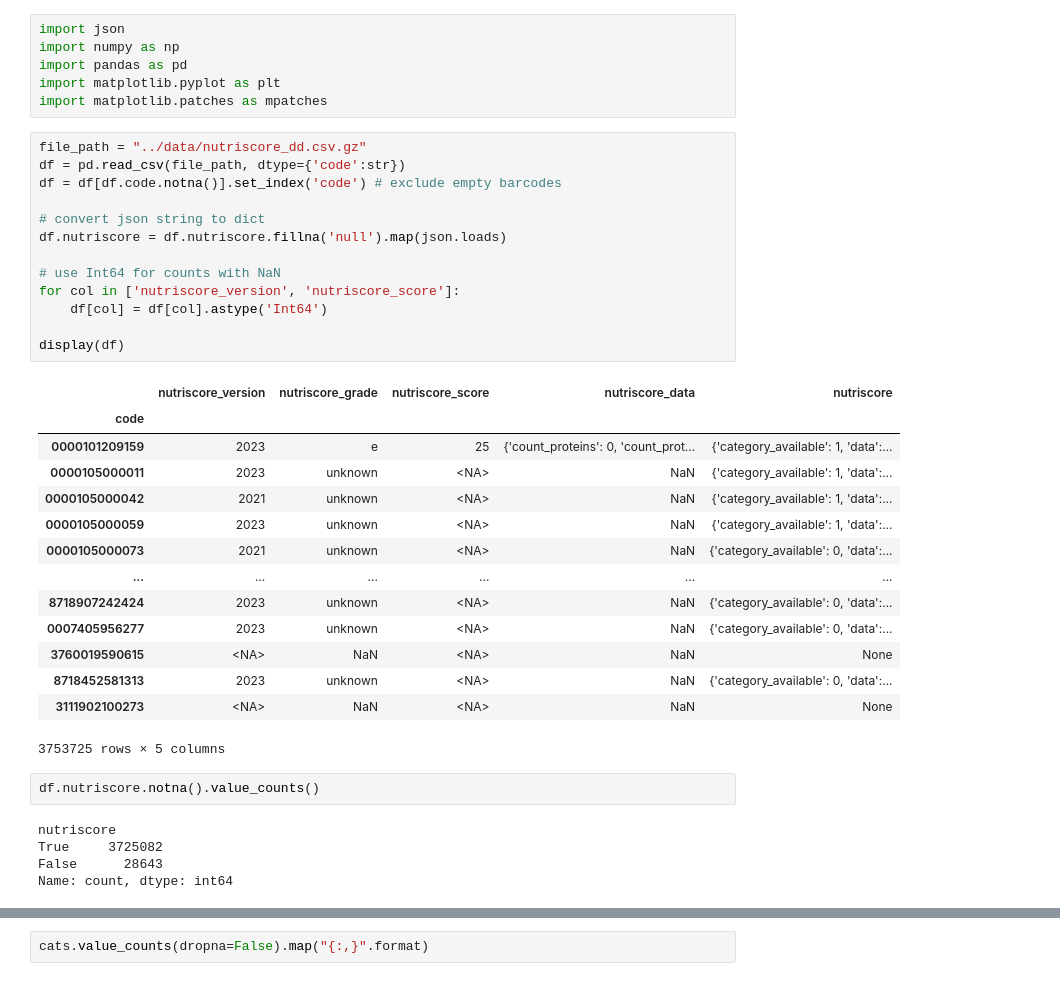
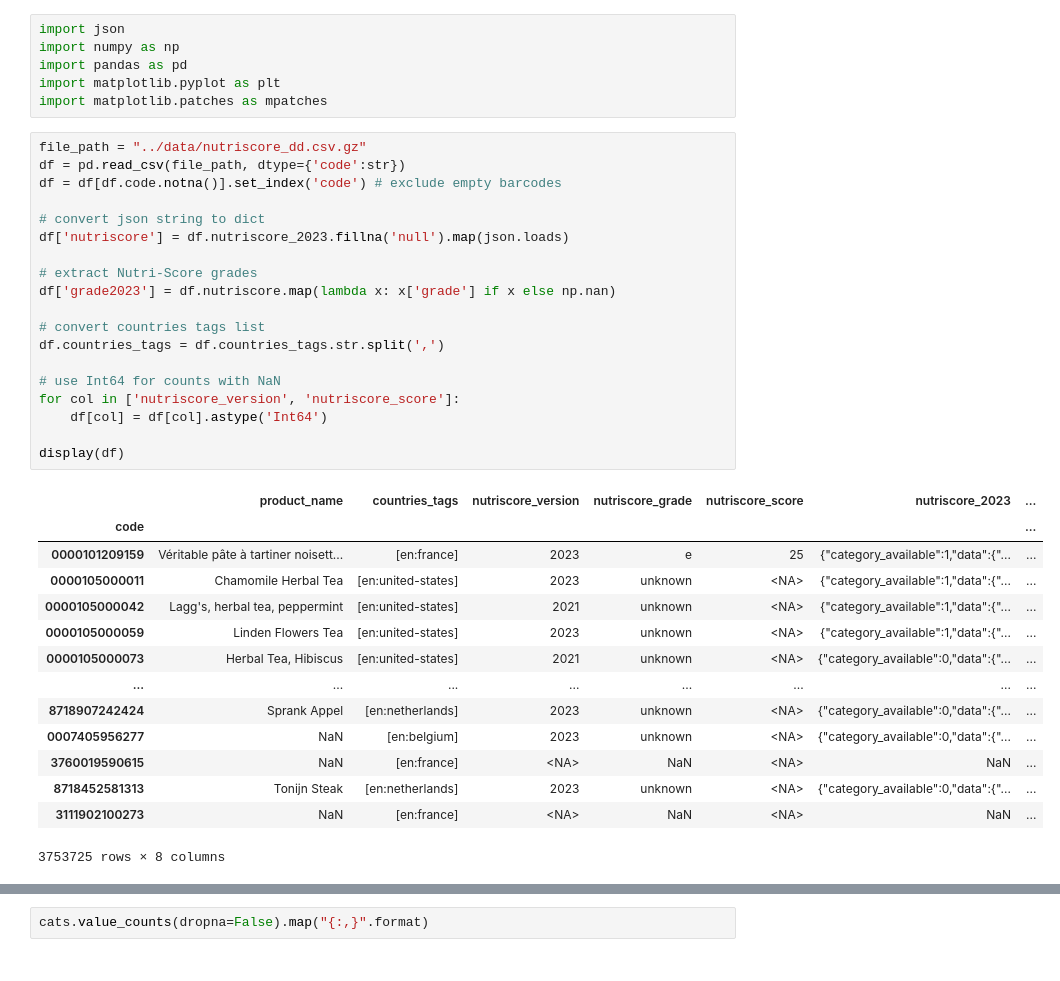
Before and after one commit to goerlitz/openfoodfacts-data-analysis, a Jupyter notebook: notebooks/30_nutriscore_analysis.ipynb, the cells around one changed output, grey strips where cells are left out. Drawn from its saved outputs; the diff is of its cells as text.

Commit message:
added Nutri-Score Analysis

```diff
--- a/notebooks/30_nutriscore_analysis.ipynb
+++ b/notebooks/30_nutriscore_analysis.ipynb
@@ -106,35 +132,34 @@ import matplotlib.patches as mpatches
 # %%
 file_path = "../data/nutriscore_dd.csv.gz"
 df = pd.read_csv(file_path, dtype={'code':str})
 df = df[df.code.notna()].set_index('code') # exclude empty barcodes
 
 # convert json string to dict
-df.nutriscore = df.nutriscore.fillna('null').map(json.loads)
+df['nutriscore'] = df.nutriscore_2023.fillna('null').map(json.loads)
+
+# extract Nutri-Score grades
+df['grade2023'] = df.nutriscore.map(lambda x: x['grade'] if x else np.nan)
+
+# convert countries tags list
+df.countries_tags = df.countries_tags.str.split(',')
 
 # use Int64 for counts with NaN
 for col in ['nutriscore_version', 'nutriscore_score']:
     df[col] = df[col].astype('Int64')
 
 display(df)
 # %% [output]
-|  | nutriscore_version | nutriscore_grade | nutriscore_score | nutriscore_data | nutriscore |
-| code |  |  |  |  |  |
-| 0000101209159 | 2023 | e | 25 | {'count_proteins': 0, 'count_prot... | {'category_available': 1, 'data':... |
-| 0000105000011 | 2023 | unknown | <NA> | NaN | {'category_available': 1, 'data':... |
-| 0000105000042 | 2021 | unknown | <NA> | NaN | {'category_available': 1, 'data':... |
-| 0000105000059 | 2023 | unknown | <NA> | NaN | {'category_available': 1, 'data':... |
-| 0000105000073 | 2021 | unknown | <NA> | NaN | {'category_available': 0, 'data':... |
-| ... | ... | ... | ... | ... | ... |
-| 8718907242424 | 2023 | unknown | <NA> | NaN | {'category_available': 0, 'data':... |
-| 0007405956277 | 2023 | unknown | <NA> | NaN | {'category_available': 0, 'data':... |
-| 3760019590615 | <NA> | NaN | <NA> | NaN | None |
-| 8718452581313 | 2023 | unknown | <NA> | NaN | {'category_available': 0, 'data':... |
-| 3111902100273 | <NA> | NaN | <NA> | NaN | None |
+|  | product_name | countries_tags | nutriscore_version | nutriscore_grade | nutriscore_score | nutriscore_2023 | ... |
+| code |  |  |  |  |  |  | ... |
+| 0000101209159 | Véritable pâte à tartiner noisett... | [en:france] | 2023 | e | 25 | {"category_available":1,"data":{"... | ... |
+| 0000105000011 | Chamomile Herbal Tea | [en:united-states] | 2023 | unknown | <NA> | {"category_available":1,"data":{"... | ... |
+| 0000105000042 | Lagg's, herbal tea, peppermint | [en:united-states] | 2021 | unknown | <NA> | {"category_available":1,"data":{"... | ... |
+| 0000105000059 | Linden Flowers Tea | [en:united-states] | 2023 | unknown | <NA> | {"category_available":1,"data":{"... | ... |
+| 0000105000073 | Herbal Tea, Hibiscus | [en:united-states] | 2021 | unknown | <NA> | {"category_available":0,"data":{"... | ... |
+| ... | ... | ... | ... | ... | ... | ... | ... |
+| 8718907242424 | Sprank Appel | [en:netherlands] | 2023 | unknown | <NA> | {"category_available":0,"data":{"... | ... |
+| 0007405956277 | NaN | [en:belgium] | 2023 | unknown | <NA> | {"category_available":0,"data":{"... | ... |
+| 3760019590615 | NaN | [en:france] | <NA> | NaN | <NA> | NaN | ... |
+| 8718452581313 | Tonijn Steak | [en:netherlands] | 2023 | unknown | <NA> | {"category_available":0,"data":{"... | ... |
+| 3111902100273 | NaN | [en:france] | <NA> | NaN | <NA> | NaN | ... |
-3753725 rows × 5 columns
+3753725 rows × 8 columns
-# %%
-df.nutriscore.notna().value_counts()
-# %% [output]
-nutriscore
-True     3725082
-False      28643
-Name: count, dtype: int64
```
Also changed, not shown: parts of 51 cells of this notebook.
